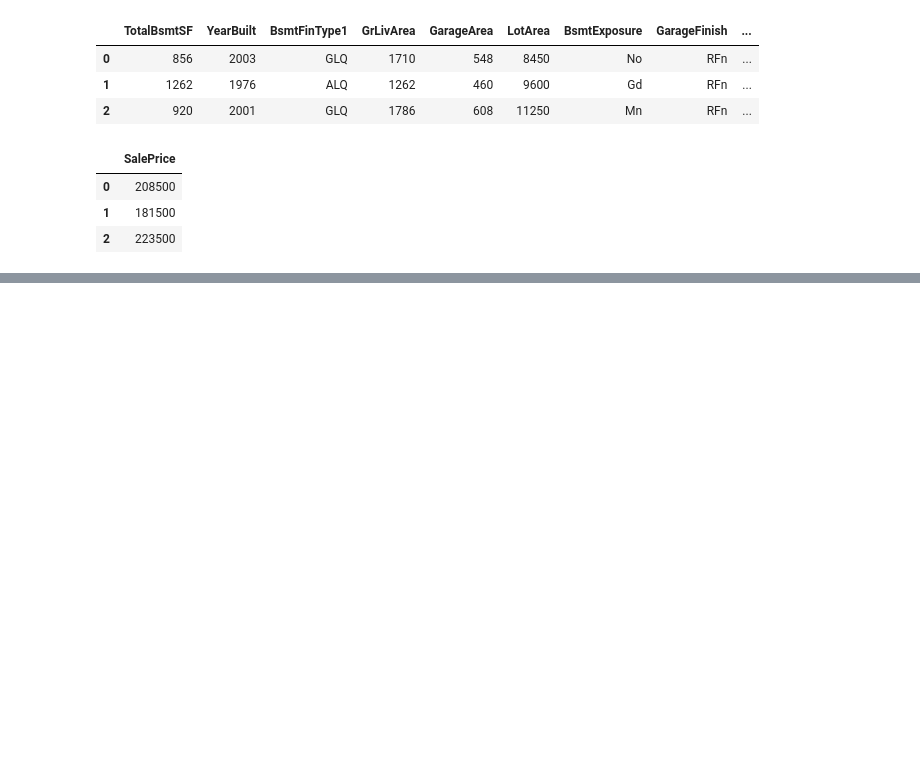
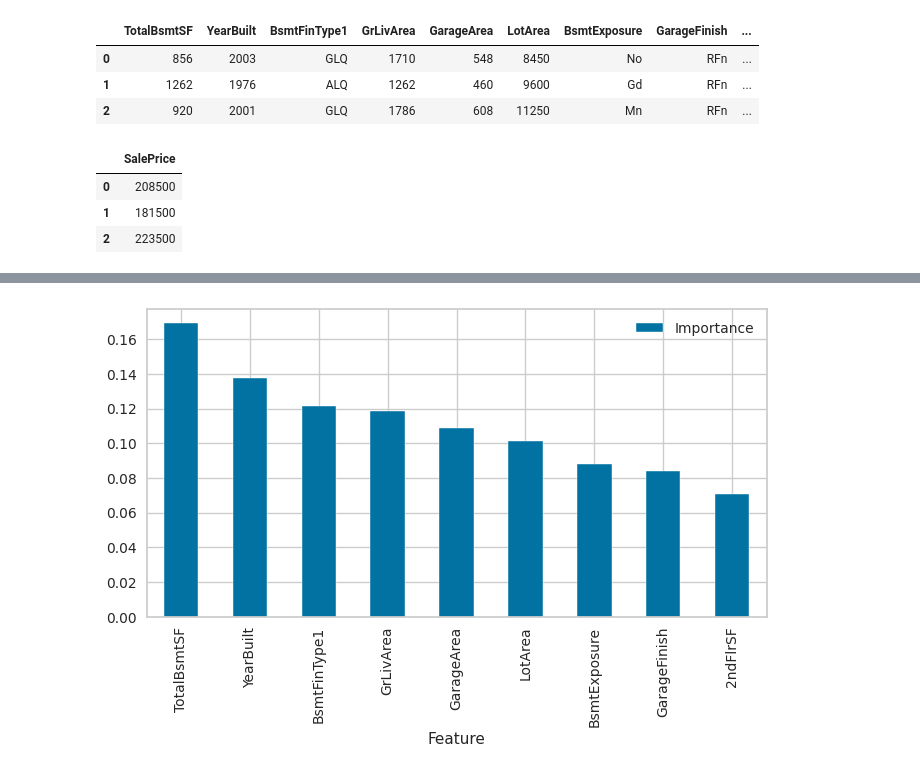
Before and after one commit to simonepietraroia/House-Sales, a Jupyter notebook: jupyter_notebooks/6 - Scatter plot.ipynb, the cells around one changed output, grey strips where cells are left out. Cells and saved outputs as stored; diff of their text form; code cells hidden in the pictures; blank space fills up the shorter version.

```diff
--- a/jupyter_notebooks/6 - Scatter plot.ipynb
+++ b/jupyter_notebooks/6 - Scatter plot.ipynb
@@ -579,0 +970,5 @@ cluster_distribution_per_variable(df=df_cluster_vs_churn, target='Churn')
+# %%
+df_feature_importance.plot(kind='bar',x='Feature',y='Importance', figsize=(8,4))
+plt.show()
+# %% [output]
+[figure, added]
```
Also changed, not shown: parts of 30 cells of this notebook, 5 other files.
